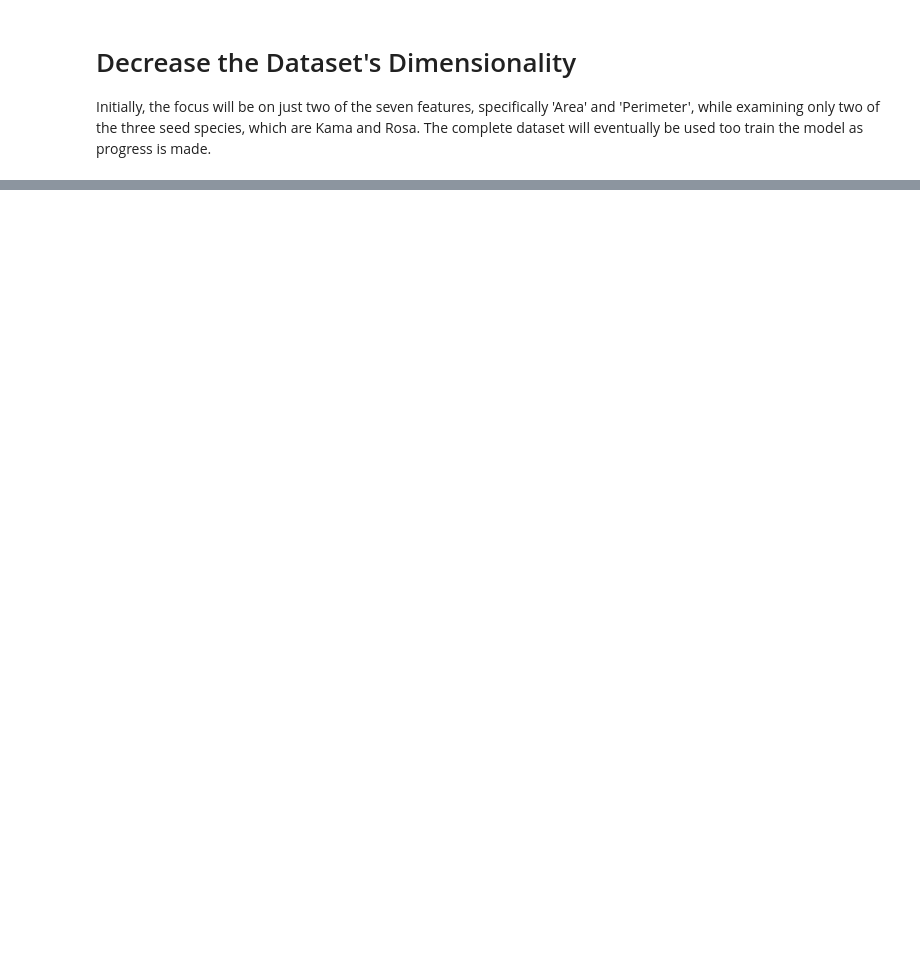
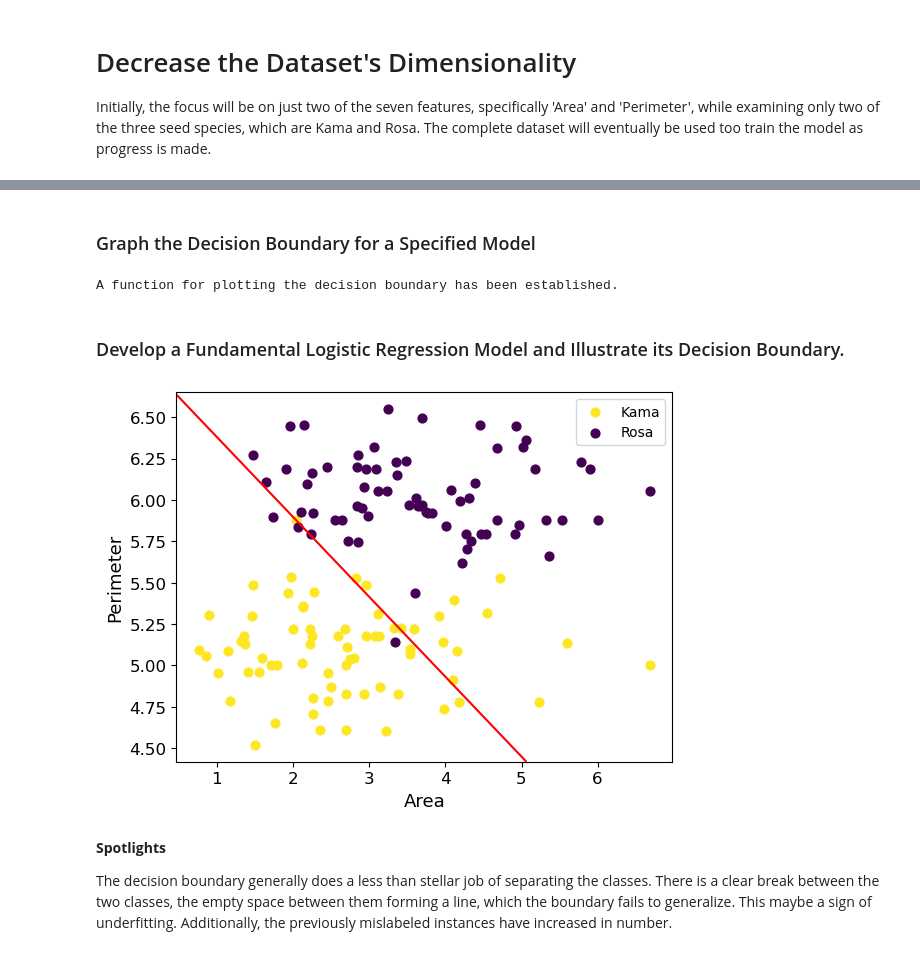
Before and after one commit to tyrantdavis/svm-wheat-classification, a Jupyter notebook: wheat-classification.ipynb, the cells around one changed output, grey strips where cells are left out. Cells and saved outputs as stored; diff of their text form; code cells hidden in the pictures; blank space fills up the shorter version.

```diff
--- a/wheat-classification.ipynb
+++ b/wheat-classification.ipynb
@@ -285,0 +362,79 @@ Label dataset dimensions are (70,)
+# %% [markdown]
+### Graph the Decision Boundary for a Specified Model
+# %%
+def graph_decision_boundary(X, y, model, is_svm):
+
+    features_scatter = np.array(X)[:, 0]
+    label_scatter = np.array(X)[:, 1]
+
+    cdict = {1: "#fde725", 2: "#440154"}
+
+    for color_label in np.unique(y):
+        if color_label == 1:
+            seed = "Kama"
+        if color_label == 2:
+            seed = "Rosa"
+
+        ix = np.where(y == color_label)
+        plt.scatter(
+            features_scatter[ix],
+            label_scatter[ix],
+            c=cdict[color_label],
+            label=seed,
+            s=40,
+        )
+
+    plt.legend()
+    plt.xlabel("Area", fontsize=13)
+    plt.ylabel("Perimeter", fontsize=13)
+
+    ax = plt.gca()
+    xlim = ax.get_xlim()
+    ylim = ax.get_ylim()
+
+    """Generate the grid."""
+    xx = np.linspace(xlim[0], xlim[1], 40)
+    yy = np.linspace(ylim[0], ylim[1], 40)
+    YY, XX = np.meshgrid(yy, xx)
+    xy = np.vstack([XX.ravel(), YY.ravel()]).T
+
+    """Utilize the model's decision function to visualize the boundary."""
+    Z = model.decision_function(xy).reshape(XX.shape)
+
+    if is_svm == True:
+        """Create a plot for the decision boundary along with the margins."""
+        ax.contour(
+            XX, YY, Z, colors="r", levels=[-1, 0, 1], linestyles=["--", "-", "--"]
+        )
+
+        """Graph the support vectors."""
+        ax.scatter(
+            model.support_vectors_[:, 0],
+            model.support_vectors_[:, 1],
+            s=100,
+            linewidth=1,
+            facecolors="none",
+            edgecolors="k",
+        )
+    else:
+        ax.contour(XX, YY, Z, colors="r", levels=[0], linestyles=["-"])
+
+    plt.show()
+
+
+print("A function for plotting the decision boundary has been established.")
+# %% [output]
+A function for plotting the decision boundary has been established.
+# %% [markdown]
+### Develop a Fundamental Logistic Regression Model and Illustrate its Decision Boundary.
+# %%
+log_reg = LogisticRegression(solver="liblinear", random_state=1936)
+log_reg.fit(examined_features.values, label.values)
+
+graph_decision_boundary(examined_features, label, log_reg, False)
+# %% [output]
+[figure, added]
+# %% [markdown]
+**Spotlights**
+
+The decision boundary generally does a less than stellar job of separating the classes. There is a clear break between the two classes, the empty space between them forming a line, which the boundary fails to generalize. This maybe a sign of underfitting. Additionally, the previously mislabeled  instances have increased in number.
```
Also changed, not shown: parts of 20 cells of this notebook.
